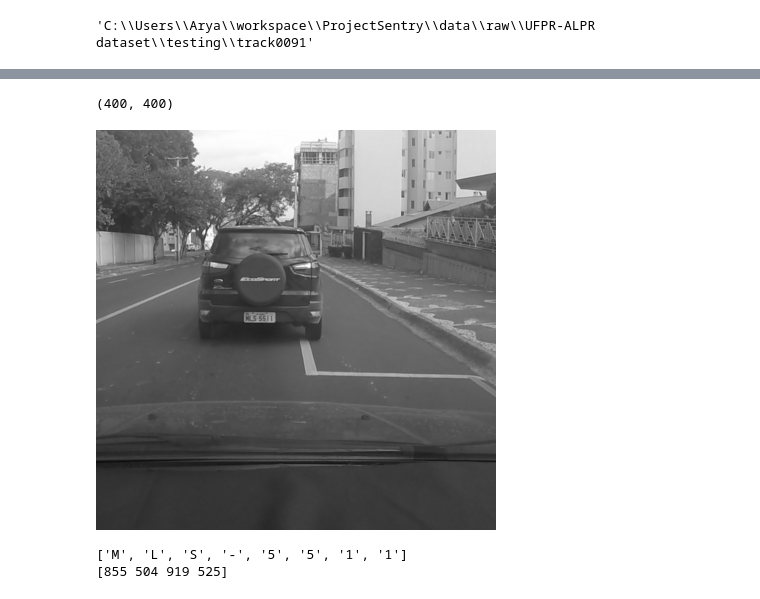
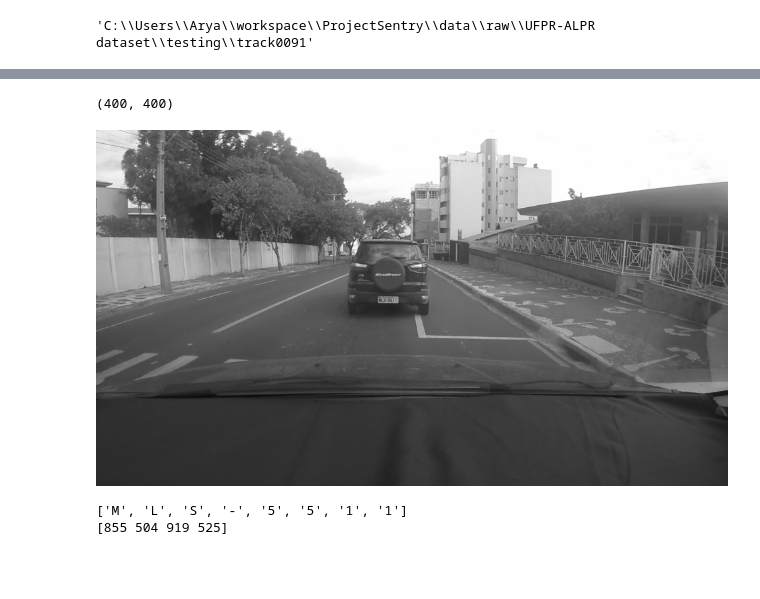
Before and after one commit to a-lohia/ProjectSentry, a Jupyter notebook: notebooks/DataManipulationUFPR-ALPR.ipynb, the cells around one changed output, grey strips where cells are left out. Drawn from its saved outputs; the diff is of its cells as text; code cells hidden in the pictures; blank space fills up the shorter version.

```diff
--- a/notebooks/DataManipulationUFPR-ALPR.ipynb
+++ b/notebooks/DataManipulationUFPR-ALPR.ipynb
@@ -28,12 +28,9 @@ im = Image.open("track0091[01].png")
 np_im = np.array(im)
 
 gS = torchvision.transforms.Grayscale()
-resize = torchvision.transforms.Resize(size=540)
+resize = torchvision.transforms.Resize(size=500)
 crop = torchvision.transforms.CenterCrop(size=400)
 
 
 # print(np_im)
 # im
-# %%
-grey_im = gS(im)
-grey_im
@@ -42,11 +44,11 @@ grey_im
 # %%
 resized_and_grey = resize(grey_im)
 cropped = crop(resized_and_grey)
 print(cropped.size)
-cropped
+resized_and_grey
 # %% [output]
 (400, 400)
-[figure, old version]
+[figure, new version]
 # %%
 with open("track0091[01].txt", "r") as track0091_01_txt:
     txt = track0091_01_txt.readlines()
```
Also changed, not shown: parts of 8 cells of this notebook, 2 other files.
